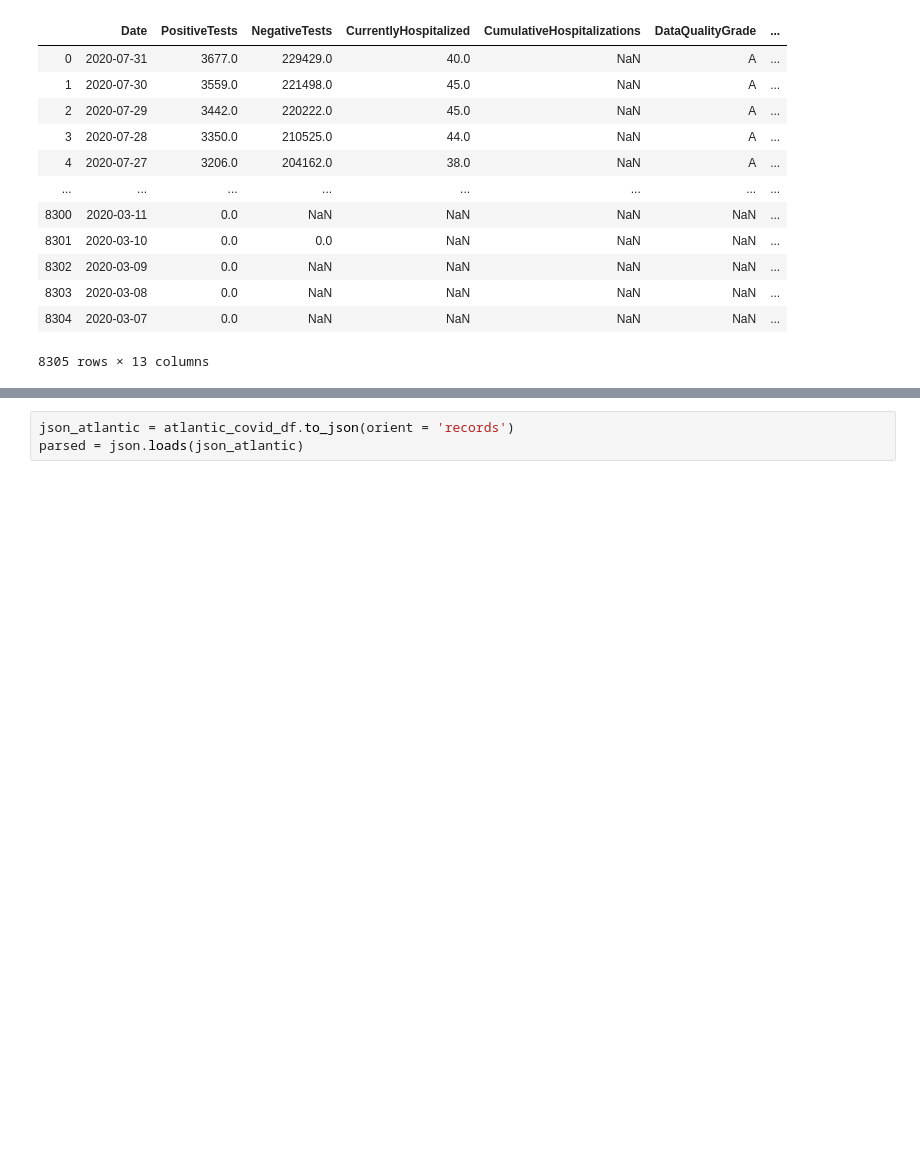
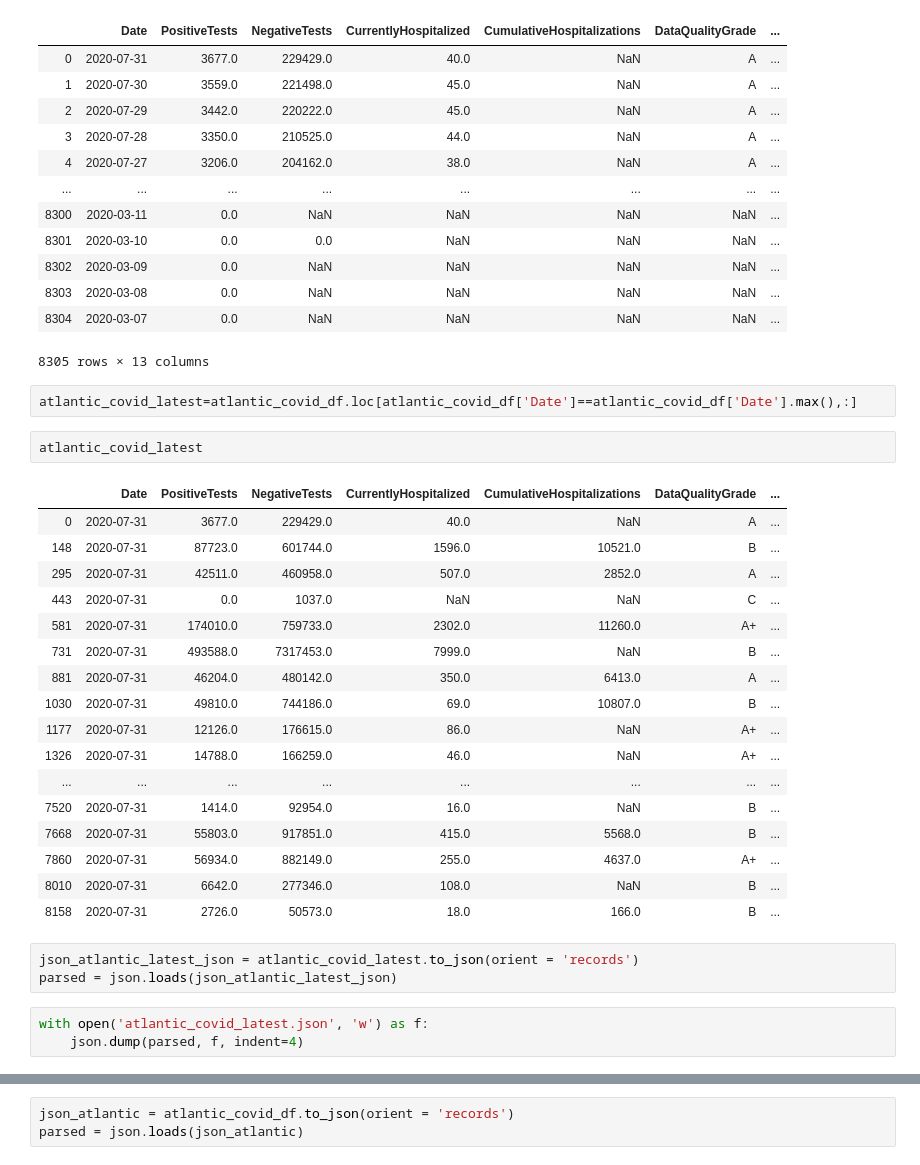
Before and after one commit to carlykelly/Covid-19-Project, a Jupyter notebook: Atlantic_Covid.ipynb, the cells around one changed output, grey strips where cells are left out. Cells and saved outputs as stored; diff of their text form; blank space fills up the shorter version.

Commit message:
fixing atlantic data

```diff
--- a/Atlantic_Covid.ipynb
+++ b/Atlantic_Covid.ipynb
@@ -175,3 +175,31 @@ atlantic_covid_df
 | 8303 | 2020-03-08 | 0.0 | NaN | NaN | NaN | NaN | ... |
 | 8304 | 2020-03-07 | 0.0 | NaN | NaN | NaN | NaN | ... |
 8305 rows × 13 columns
+# %%
+atlantic_covid_latest=atlantic_covid_df.loc[atlantic_covid_df['Date']==atlantic_covid_df['Date'].max(),:]
+# %%
+atlantic_covid_latest
+# %% [output]
+|  | Date | PositiveTests | NegativeTests | CurrentlyHospitalized | CumulativeHospitalizations | DataQualityGrade | ... |
+| 0 | 2020-07-31 | 3677.0 | 229429.0 | 40.0 | NaN | A | ... |
+| 148 | 2020-07-31 | 87723.0 | 601744.0 | 1596.0 | 10521.0 | B | ... |
+| 295 | 2020-07-31 | 42511.0 | 460958.0 | 507.0 | 2852.0 | A | ... |
+| 443 | 2020-07-31 | 0.0 | 1037.0 | NaN | NaN | C | ... |
+| 581 | 2020-07-31 | 174010.0 | 759733.0 | 2302.0 | 11260.0 | A+ | ... |
+| 731 | 2020-07-31 | 493588.0 | 7317453.0 | 7999.0 | NaN | B | ... |
+| 881 | 2020-07-31 | 46204.0 | 480142.0 | 350.0 | 6413.0 | A | ... |
+| 1030 | 2020-07-31 | 49810.0 | 744186.0 | 69.0 | 10807.0 | B | ... |
+| 1177 | 2020-07-31 | 12126.0 | 176615.0 | 86.0 | NaN | A+ | ... |
+| 1326 | 2020-07-31 | 14788.0 | 166259.0 | 46.0 | NaN | A+ | ... |
+| ... | ... | ... | ... | ... | ... | ... | ... |
+| 7520 | 2020-07-31 | 1414.0 | 92954.0 | 16.0 | NaN | B | ... |
+| 7668 | 2020-07-31 | 55803.0 | 917851.0 | 415.0 | 5568.0 | B | ... |
+| 7860 | 2020-07-31 | 56934.0 | 882149.0 | 255.0 | 4637.0 | A+ | ... |
+| 8010 | 2020-07-31 | 6642.0 | 277346.0 | 108.0 | NaN | B | ... |
+| 8158 | 2020-07-31 | 2726.0 | 50573.0 | 18.0 | 166.0 | B | ... |
+# %%
+json_atlantic_latest_json = atlantic_covid_latest.to_json(orient = 'records')
+parsed = json.loads(json_atlantic_latest_json)
+# %%
+with open('atlantic_covid_latest.json', 'w') as f:
+    json.dump(parsed, f, indent=4)
```
Also changed, not shown: parts of 5 cells of this notebook, 4 other files.
